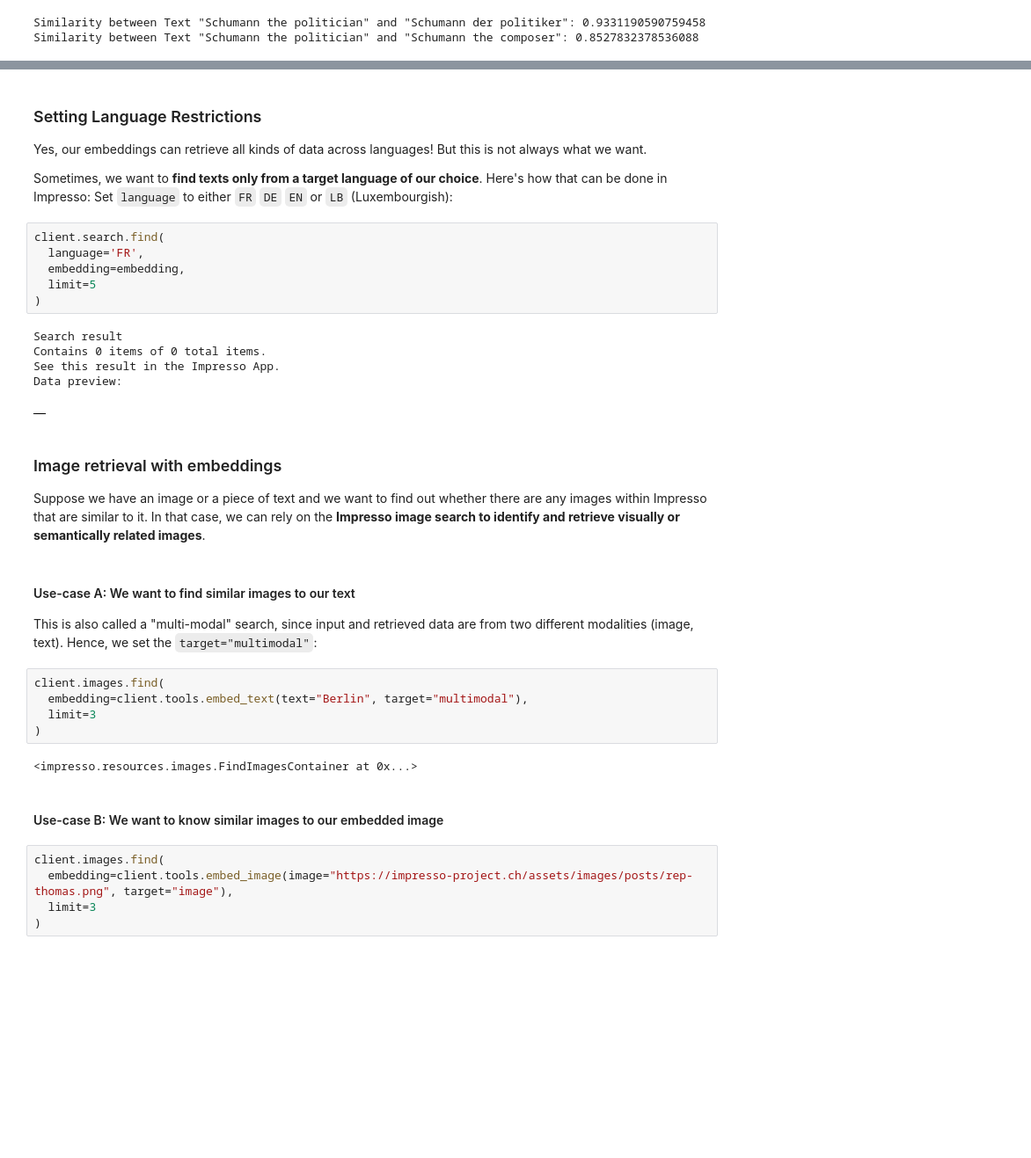
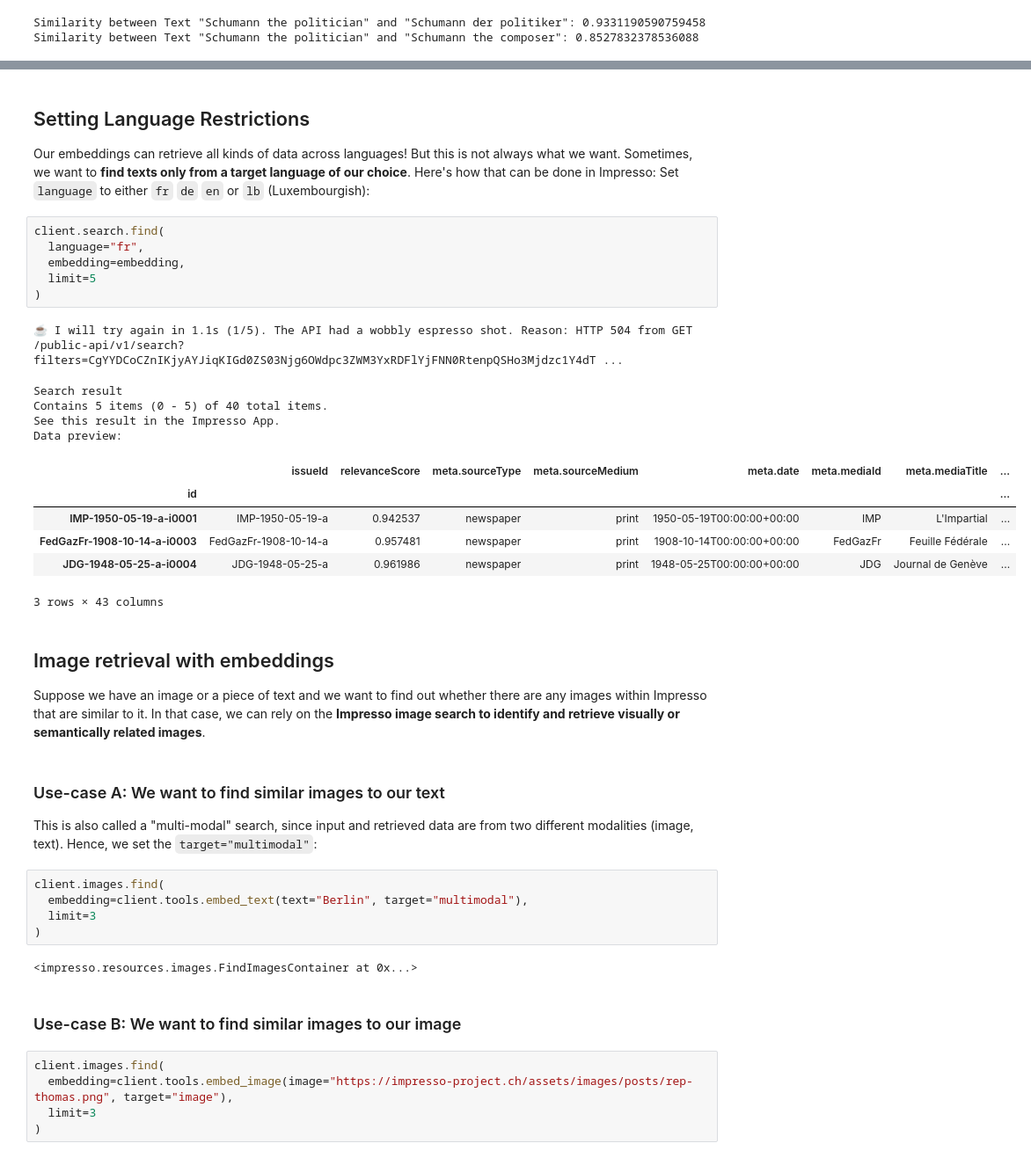
Before and after one commit to impresso/impresso-datalab-notebooks, a Jupyter notebook: workshop_resources/ws4-embeddings/explore_introduction-to-embeddings.ipynb, the cells around one changed output, grey strips where cells are left out. Shown at 88% size. Drawn from its saved outputs; the diff is of its cells as text; blank space fills up the shorter version.

```diff
--- a/workshop_resources/ws4-embeddings/explore_introduction-to-embeddings.ipynb
+++ b/workshop_resources/ws4-embeddings/explore_introduction-to-embeddings.ipynb
@@ -269,30 +222,35 @@ Data preview:
 3 rows × 43 columns
 # %% [markdown]
-### Setting Language Restrictions
+## Setting Language Restrictions
 
-Yes, our embeddings can retrieve all kinds of data across languages!
+Our embeddings can retrieve all kinds of data across languages!
 But this is not always what we want.
-
 Sometimes, we want to **find texts only from a target language of our choice**.
-Here's how that can be done in Impresso: Set `language` to either `FR` `DE` `EN` or `LB` (Luxembourgish):
+Here's how that can be done in Impresso: Set `language` to either `fr` `de` `en` or `lb` (Luxembourgish):
 # %%
 client.search.find(
-  language='FR',
+  language="fr",
   embedding=embedding,
   limit=5
 )
 # %% [output]
-Search result
-Contains 0 items of 0 total items.
-See this result in the Impresso App.
-Data preview:
+☕ I will try again in 1.1s (1/5). The API had a wobbly espresso shot. Reason: HTTP 504 from GET /public-api/v1/search?filters=CgYYDCoCZnIKjyAYJiqKIGd0ZS03Njg6OWdpc3ZWM3YxRDFlYjFNN0RtenpQSHo3Mjdzc1Y4dT ...
+Search result
+Contains 5 items (0 - 5) of 40 total items.
+See this result in the Impresso App.
+Data preview:
-|  |
+|  | issueId | relevanceScore | meta.sourceType | meta.sourceMedium | meta.date | meta.mediaId | meta.mediaTitle | ... |
+| id |  |  |  |  |  |  |  | ... |
+| IMP-1950-05-19-a-i0001 | IMP-1950-05-19-a | 0.942537 | newspaper | print | 1950-05-19T00:00:00+00:00 | IMP | L'Impartial | ... |
+| FedGazFr-1908-10-14-a-i0003 | FedGazFr-1908-10-14-a | 0.957481 | newspaper | print | 1908-10-14T00:00:00+00:00 | FedGazFr | Feuille Fédérale | ... |
+| JDG-1948-05-25-a-i0004 | JDG-1948-05-25-a | 0.961986 | newspaper | print | 1948-05-25T00:00:00+00:00 | JDG | Journal de Genève | ... |
+3 rows × 43 columns
 # %% [markdown]
-### Image retrieval with embeddings
+## Image retrieval with embeddings
 
 Suppose we have an image or a piece of text and we want to find out whether there are any images within Impresso that are similar to it. In that case, we can rely on the **Impresso image search to identify and retrieve visually or semantically related images**.
 # %% [markdown]
-#### Use-case A: We want to find similar images to our text
+### Use-case A: We want to find similar images to our text
 
 This is also called a "multi-modal" search, since input and retrieved data are from two different modalities (image, text).
 Hence, we set the `target="multimodal"`:
@@ -304,7 +262,7 @@ client.images.find(
 # %% [output]
 <impresso.resources.images.FindImagesContainer at 0x...>
 # %% [markdown]
-#### Use-case B: We want to know similar images to our embedded image
+### Use-case B: We want to find similar images to our image
 # %%
 client.images.find(
   embedding=client.tools.embed_image(image="https://impresso-project.ch/assets/images/posts/rep-thomas.png", target="image"),
```
Also changed, not shown: parts of 26 cells of this notebook.
